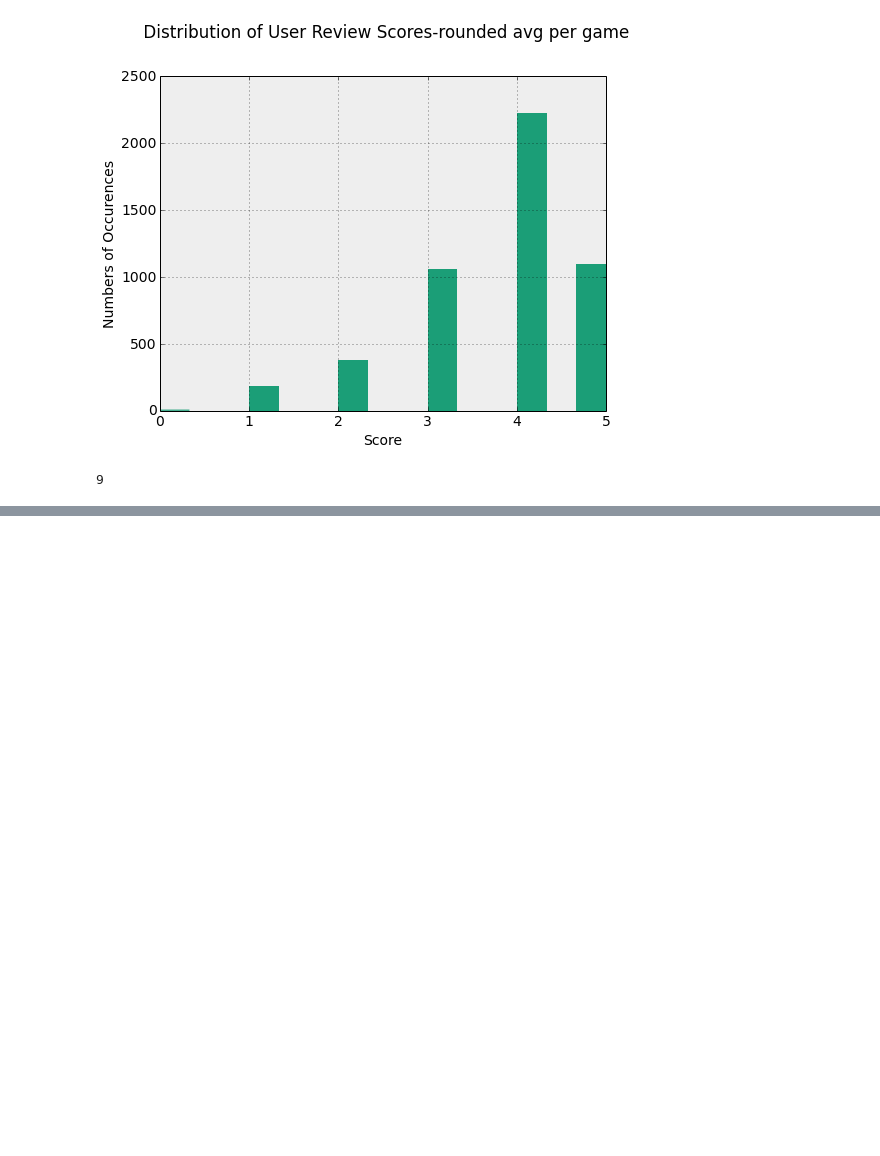
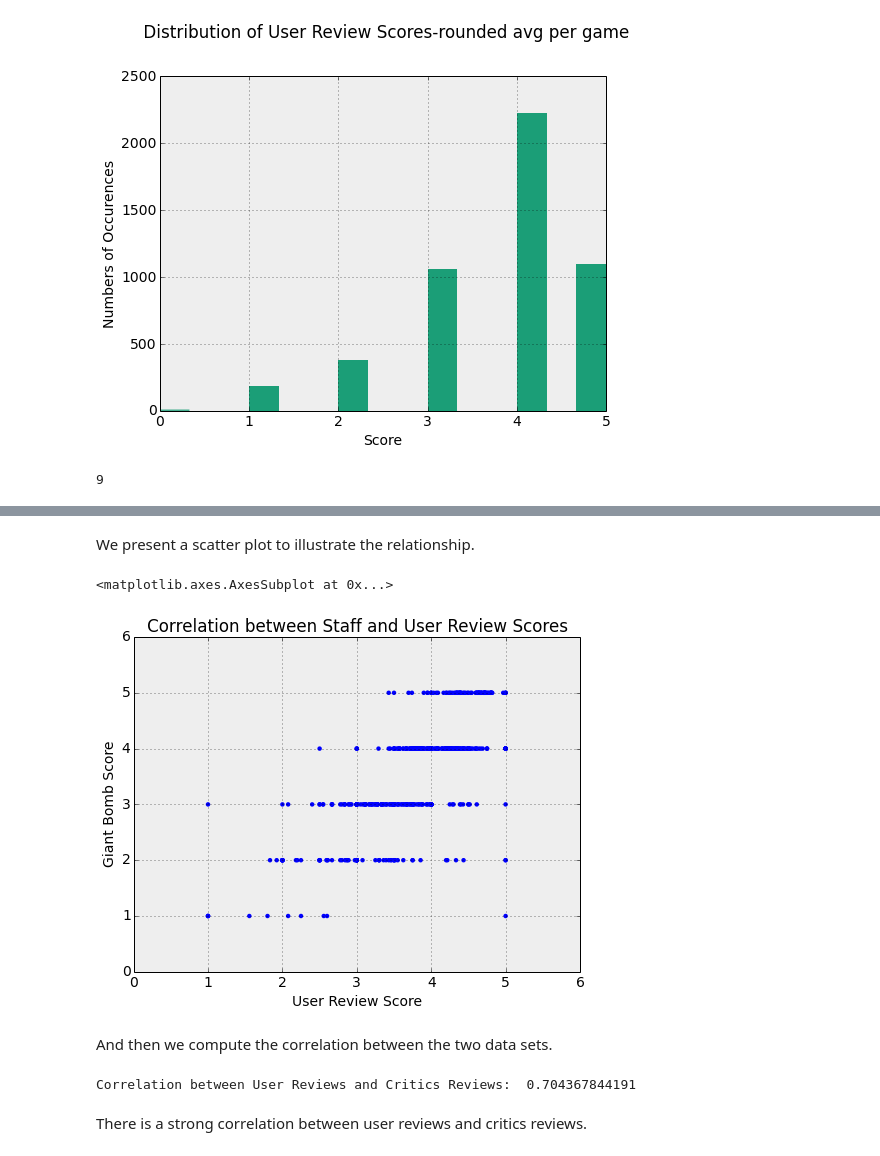
Before and after one commit to ameisner/ac209_project, a Jupyter notebook: gb_expl_analysis.ipynb, the cells around one changed output, grey strips where cells are left out. Cells and saved outputs as stored; diff of their text form; code cells hidden in the pictures; blank space fills up the shorter version.

```diff
--- a/gb_expl_analysis.ipynb
+++ b/gb_expl_analysis.ipynb
@@ -416,0 +506,5 @@ i
+# %%
+from pandas import merge
+
+all_rvs = merge(unique_rvs, game_frame, how = 'inner')
+all_rvs.head()
@@ -416,0 +518,15 @@ i
+# %% [markdown]
+We present a scatter plot to illustrate the relationship.
+# %%
+all_rvs.plot(x = "User Review Score", y = 'Giant Bomb Score', kind = 'scatter',figsize=(8,6), title = 'Correlation between Staff and User Review Scores')
+# %% [output]
+<matplotlib.axes.AxesSubplot at 0x...>
+[figure, added]
+# %% [markdown]
+And then we compute the correlation between the two data sets.
+# %%
+print 'Correlation between User Reviews and Critics Reviews: ', all_rvs['Giant Bomb Score'].corr(all_rvs['User Review Score'])
+# %% [output]
+Correlation between User Reviews and Critics Reviews:  0.704367844191
+# %% [markdown]
+There is a strong correlation between user reviews and critics reviews.
```
Also changed, not shown: parts of 22 cells of this notebook.
